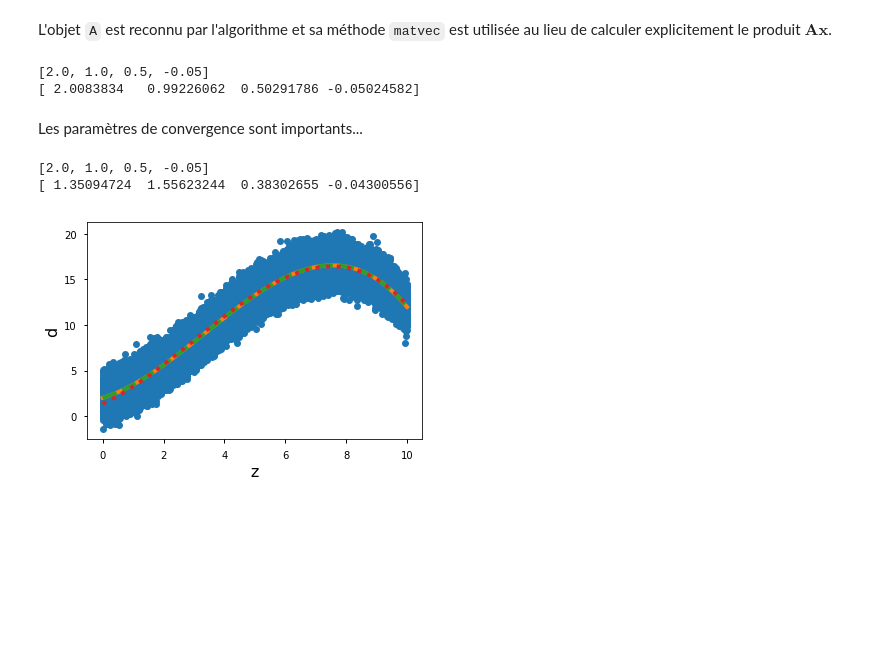
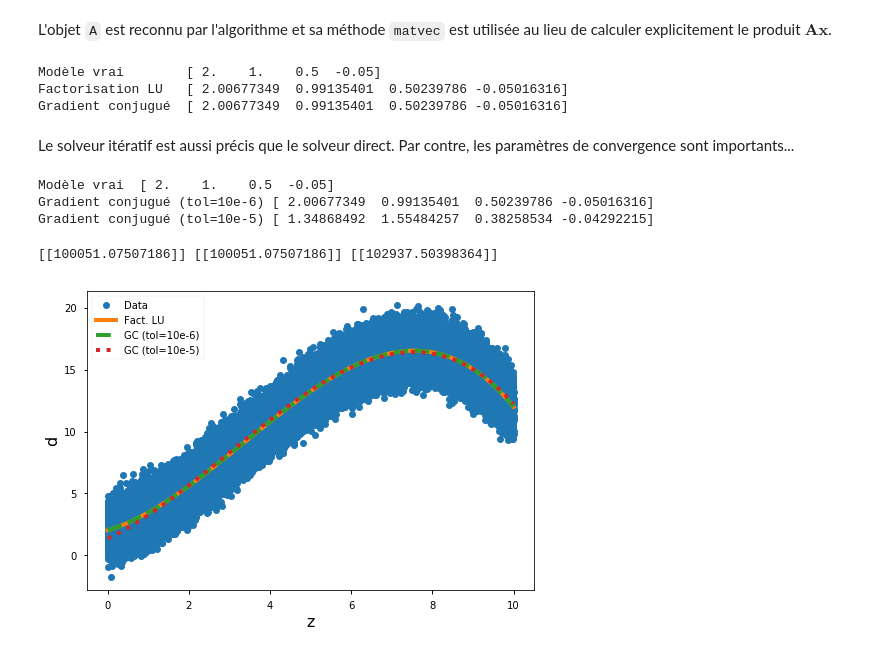
Before and after one commit to bernard-giroux/geo1302, a Jupyter notebook: p_inv_mc.ipynb, the cells around one changed output. Saved outputs shown, nothing was run; the diff lists cells and outputs as text; code cells hidden in the pictures; blank space fills up the shorter version.

Commit message:
simplification: bicg changé par cg

```diff
--- a/p_inv_mc.ipynb
+++ b/p_inv_mc.ipynb
@@ -224,34 +225,56 @@
 # %%
 tol = 1.e-6
 maxit = 3*N
-mest2, info = sp.bicg(A, G.T.dot(dobs), tol=tol, maxiter=maxit)
+mest2, info = sp.cg(A, G.T.dot(dobs), tol=tol, maxiter=maxit)
 
-print(m)
-print(mest2)
+print('Modèle vrai       ', m)
+print('Factorisation LU  ', mest1.flatten())
+print('Gradient conjugué ', mest2)
 # %% [output]
-[2.0, 1.0, 0.5, -0.05]
-[ 2.0083834   0.99226062  0.50291786 -0.05024582]
+Modèle vrai        [ 2.    1.    0.5  -0.05]
+Factorisation LU   [ 2.00677349  0.99135401  0.50239786 -0.05016316]
+Gradient conjugué  [ 2.00677349  0.99135401  0.50239786 -0.05016316]
-# %% [markdown]
-Les paramètres de convergence sont importants...
+# %% [markdown]
+Le solveur itératif est aussi précis que le solveur direct.  Par contre, les paramètres de convergence sont importants...
 # %%
-mest3, info = sp.bicg(A, G.T.dot(dobs))
+mest3, info = sp.cg(A, G.T.dot(dobs))
 
-print(m)
-print(mest3)
+print('Modèle vrai ', m)
+print('Gradient conjugué (tol=10e-6)', mest2)
+print('Gradient conjugué (tol=10e-5)', mest3)
 # %% [output]
-[2.0, 1.0, 0.5, -0.05]
-[ 1.35094724  1.55623244  0.38302655 -0.04300556]
+Modèle vrai  [ 2.    1.    0.5  -0.05]
+Gradient conjugué (tol=10e-6) [ 2.00677349  0.99135401  0.50239786 -0.05016316]
+Gradient conjugué (tol=10e-5) [ 1.34868492  1.55484257  0.38258534 -0.04292215]
+# %%
+dpre2 = G.dot(mest2)
+dpre3 = G.dot(mest3)
+
+dpre1 = np.reshape(dpre1, dobs.shape)
+dpre2 = np.reshape(dpre2, dobs.shape)
+dpre3 = np.reshape(dpre3, dobs.shape)
+
+e1 = dobs - dpre1
+e2 = dobs - dpre2
+e3 = dobs - dpre3
+
+E1 = e1.T.dot(e1)
+E2 = e2.T.dot(e2)
+E3 = e3.T.dot(e3)
+
+print(E1, E2, E3)
+# %% [output]
+[[100051.07507186]] [[100051.07507186]] [[102937.50398364]]
 # %%
-dpre2 = G.dot(mest2)
-dpre3 = G.dot(mest3)
 
-plt.plot(z, dobs, 'o')
-plt.plot(z, dpre1, '-', linewidth=4)
-plt.plot(z, dpre2, '--', linewidth=4)
-plt.plot(z, dpre3, ':', linewidth=4)
+l1, = plt.plot(z, dobs, 'o', label='Data')
+l2, = plt.plot(z, dpre1, '-', linewidth=4, label='Fact. LU')
+l3, = plt.plot(z, dpre2, '--', linewidth=4, label='GC (tol=10e-6)')
+l4, = plt.plot(z, dpre3, ':', linewidth=4, label='GC (tol=10e-5)')
+legend = plt.legend(handles=(l1, l2, l3, l4), frameon=True)
 
 plt.xlabel('z', fontsize=16)
 plt.ylabel('d', fontsize=16)
 plt.show()
 # %% [output]
-[figure, old version]
+[figure, new version]
```
Also changed, not shown: parts of 7 cells of this notebook.
